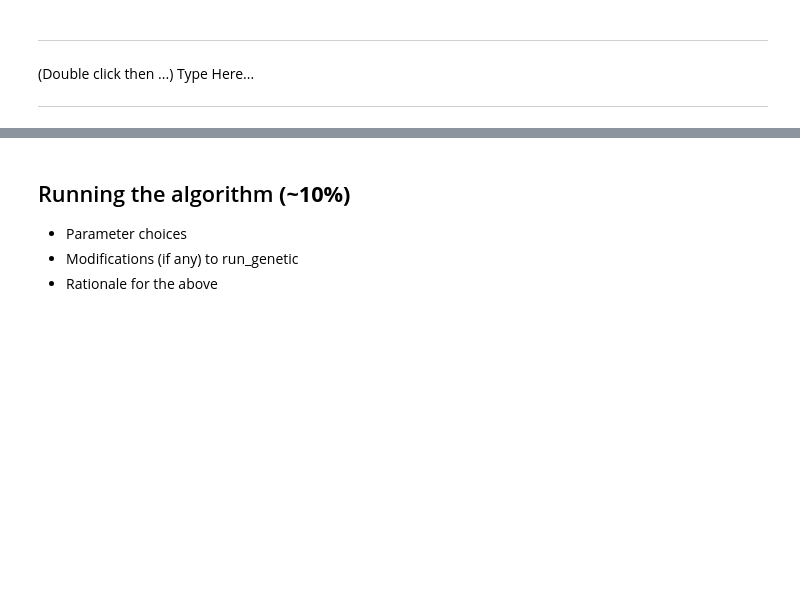
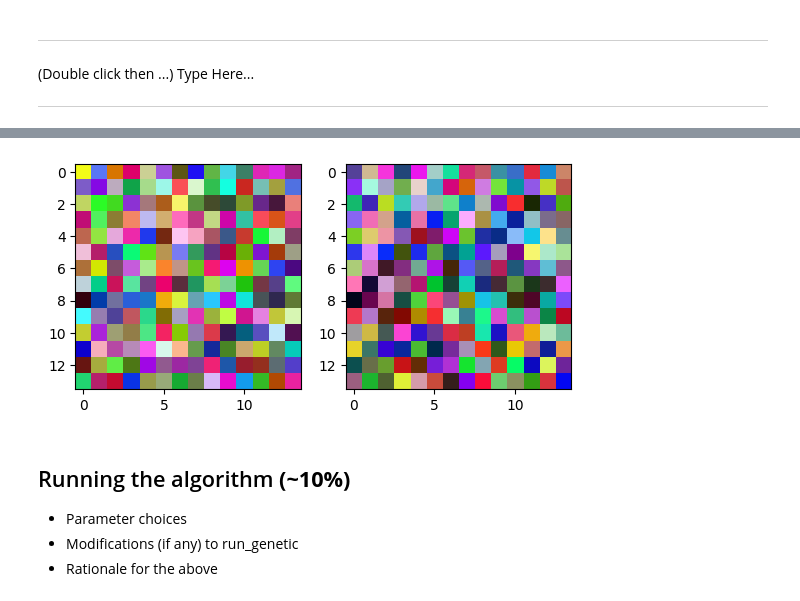
Before and after one commit to D-Elbel/AI_Genetic_Algorithm_CA, a Jupyter notebook: DarraghElbel_AI_CA_1.ipynb, the cells around one changed output, grey strips where cells are left out. Cells and saved outputs as stored; diff of their text form; code cells hidden in the pictures; blank space fills up the shorter version.

```diff
--- a/DarraghElbel_AI_CA_1.ipynb
+++ b/DarraghElbel_AI_CA_1.ipynb
@@ -128,3 +165,19 @@ mutating0.68493356449577
+# %%
+ind2 = individual(p1)
+ind3, ind4 = ind1.crossover(ind2)
+# %%
+img = Image.fromarray(ind3.chromosome, 'RGB')
+
+fig = plt.figure()
+a = fig.add_subplot(1, 2, 1)
+imgplot = plt.imshow(img)
+
+img1 = Image.fromarray(ind4.chromosome, 'RGB')
+
+b = fig.add_subplot(1, 2, 2)
+imgplot = plt.imshow(img1)
+# %% [output]
+[figure, added]
 # %% [markdown]
 ## Running the algorithm  **(~10%)**
 
```
Also changed, not shown: parts of 16 cells of this notebook, 2 other files.
